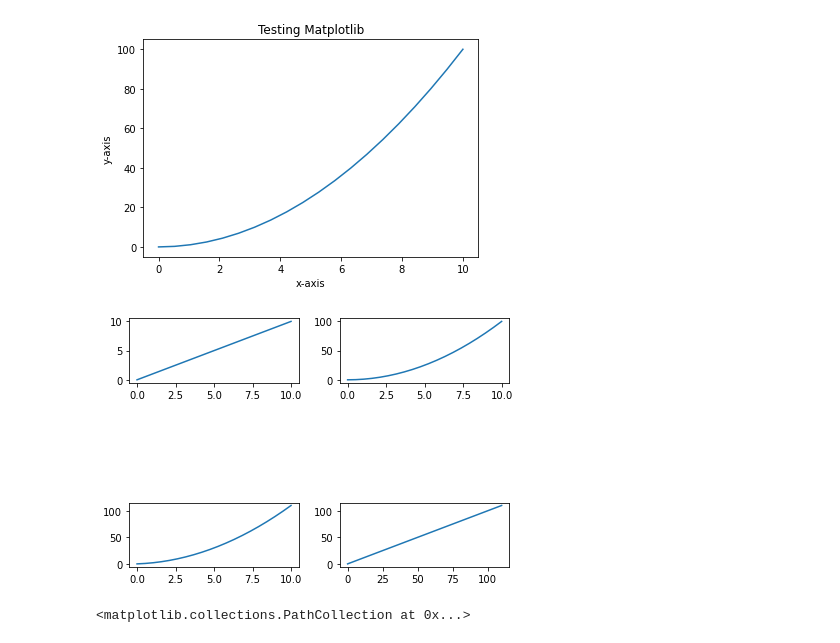
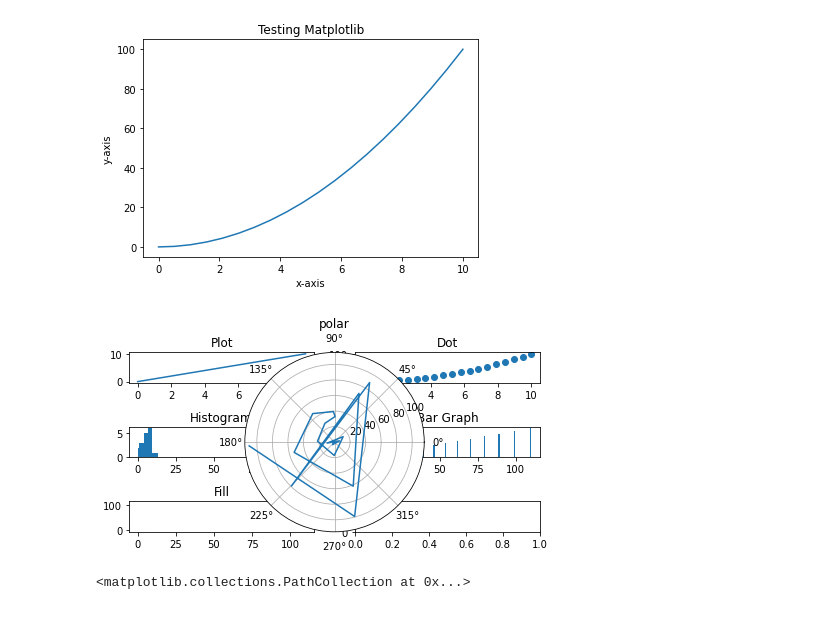
Before and after one commit to Candyy1st/Learn, a Jupyter notebook: numpypandas/matplotlib/Untitled.ipynb, the cells around one changed output. Drawn from its saved outputs; the diff is of its cells as text; code cells hidden in the pictures.

```diff
--- a/numpypandas/matplotlib/Untitled.ipynb
+++ b/numpypandas/matplotlib/Untitled.ipynb
@@ -17,15 +17,25 @@ Text(0.5, 1.0, 'Testing Matplotlib')
 # %%
 plt.subplot(3,2,1)
 plt.plot(x,x)
+plt.title('Plot')
 plt.subplot(3,2,2)
-plt.plot(x,y)
+plt.scatter(x,y)
+plt.title('Dot')
+plt.subplot(3,2,3)
+plt.hist(x,z)
+plt.title('Histogram')
+plt.subplot(3,2,4)
+plt.bar(z,z)
+plt.title('Bar Graph')
 plt.subplot(3,2,5)
-plt.plot(x,z)
+plt.fill(z,z)
+plt.title('Fill')
 plt.subplot(3,2,6)
-plt.plot(z,z)
+plt.polar(z,z)
+plt.title('polar')
 plt.tight_layout()
 # %% [output]
-[figure, old version]
+[figure, new version]
 # %%
 plt.scatter(x,y)
 # %% [output]
```
Also changed, not shown: 2 other files.
